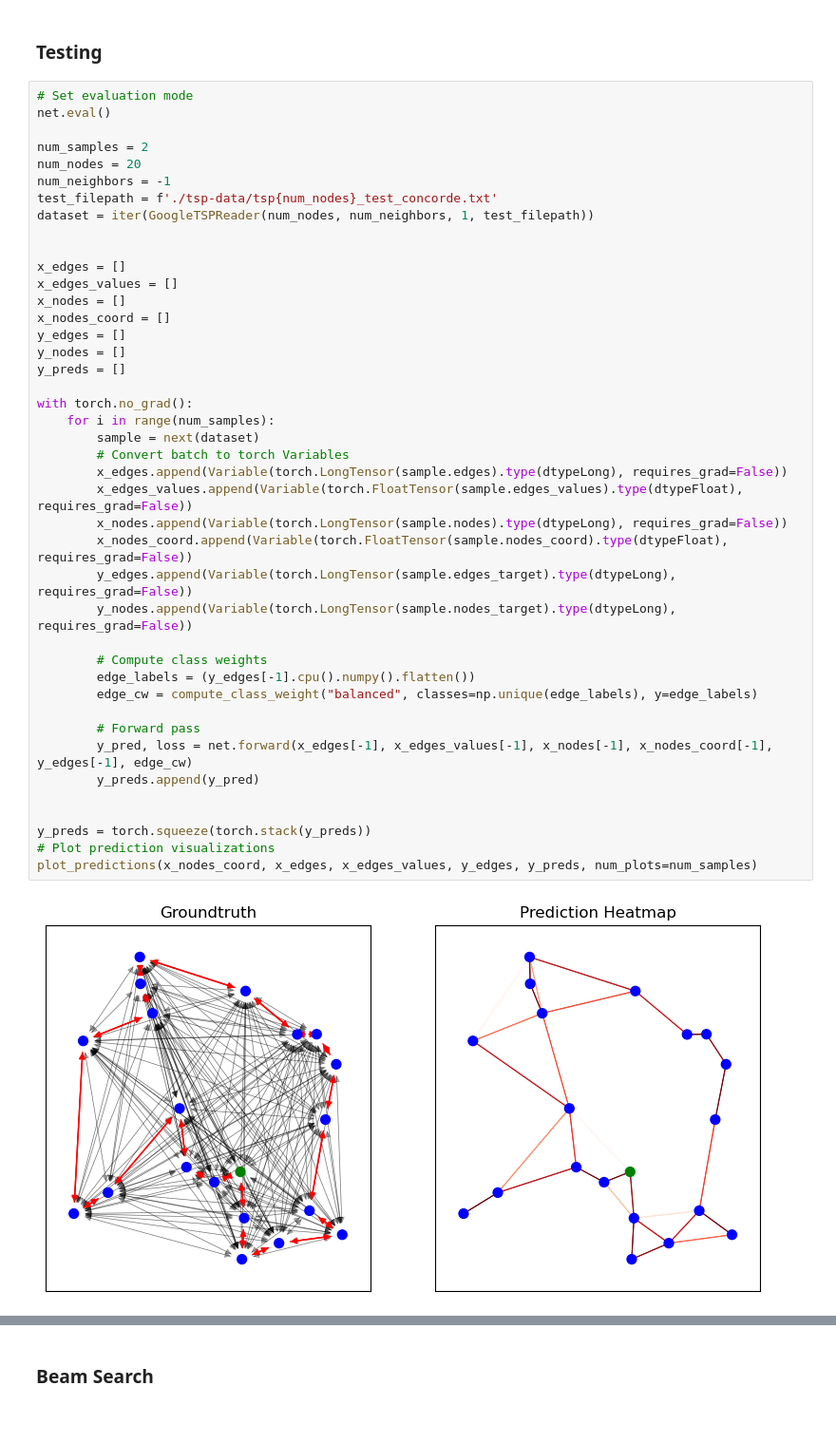
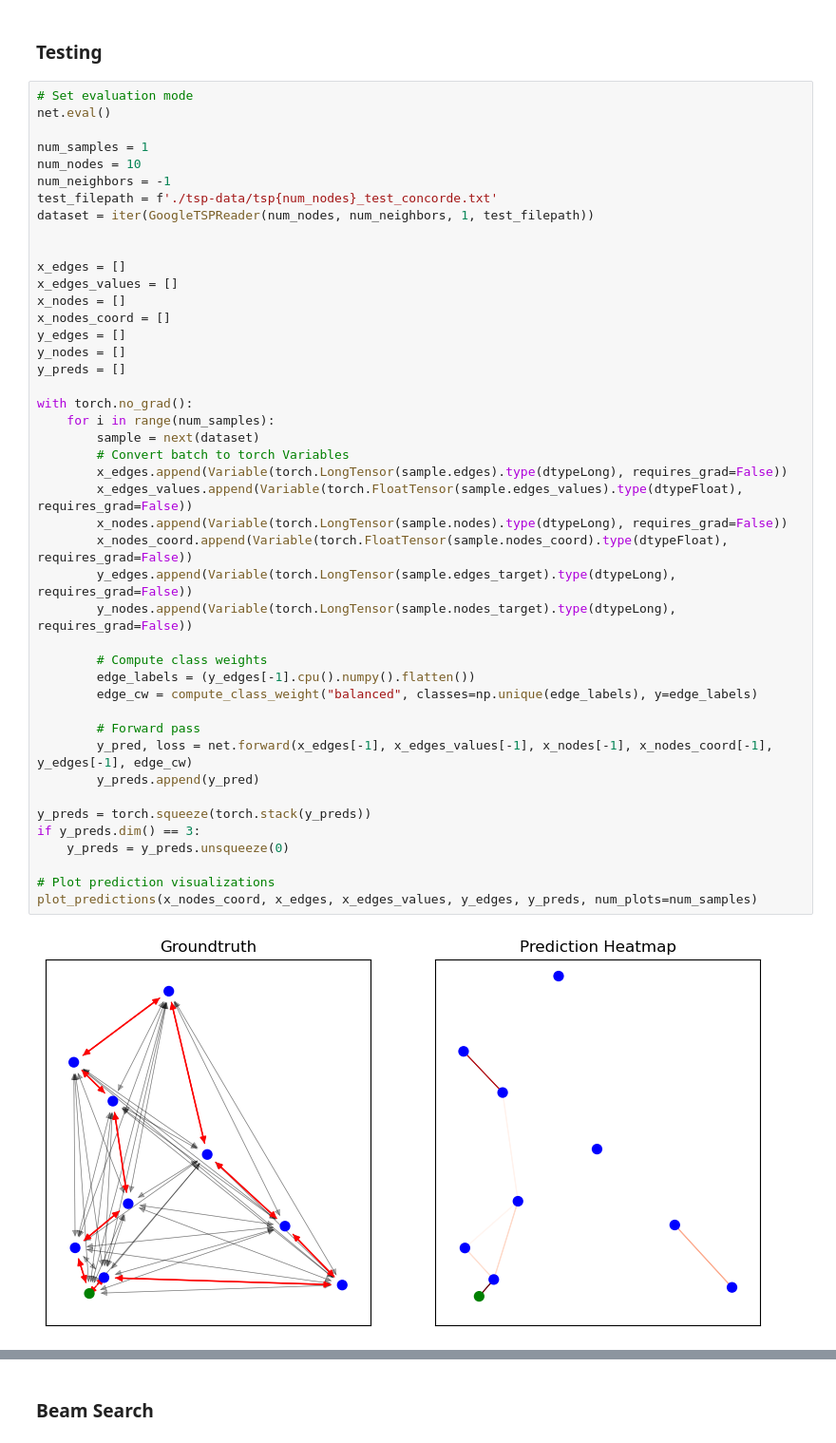
Before and after one commit to spring1253/TSP_with_Clustering, a Jupyter notebook: Clustering_GNN.ipynb, the cells around one changed output, grey strips where cells are left out. Shown: that part at 95% size. Saved outputs shown, nothing was run; the diff lists cells and outputs as text.

```diff
--- a/Clustering_GNN.ipynb
+++ b/Clustering_GNN.ipynb
@@ -635,8 +636,8 @@ net = torch.load("model2.pth")
 # Set evaluation mode
 net.eval()
 
-num_samples = 2
-num_nodes = 20
+num_samples = 1
+num_nodes = 10
 num_neighbors = -1
 test_filepath = f'./tsp-data/tsp{num_nodes}_test_concorde.txt'
 dataset = iter(GoogleTSPReader(num_nodes, num_neighbors, 1, test_filepath))
@@ -646,32 +647,34 @@ x_edges = []
 x_edges_values = []
 x_nodes = []
 x_nodes_coord = []
 y_edges = []
 y_nodes = []
 y_preds = []
 
 with torch.no_grad():
     for i in range(num_samples):
         sample = next(dataset)
         # Convert batch to torch Variables
         x_edges.append(Variable(torch.LongTensor(sample.edges).type(dtypeLong), requires_grad=False))
         x_edges_values.append(Variable(torch.FloatTensor(sample.edges_values).type(dtypeFloat), requires_grad=False))
         x_nodes.append(Variable(torch.LongTensor(sample.nodes).type(dtypeLong), requires_grad=False))
         x_nodes_coord.append(Variable(torch.FloatTensor(sample.nodes_coord).type(dtypeFloat), requires_grad=False))
         y_edges.append(Variable(torch.LongTensor(sample.edges_target).type(dtypeLong), requires_grad=False))
         y_nodes.append(Variable(torch.LongTensor(sample.nodes_target).type(dtypeLong), requires_grad=False))
 
         # Compute class weights
         edge_labels = (y_edges[-1].cpu().numpy().flatten())
         edge_cw = compute_class_weight("balanced", classes=np.unique(edge_labels), y=edge_labels)
 
         # Forward pass
         y_pred, loss = net.forward(x_edges[-1], x_edges_values[-1], x_nodes[-1], x_nodes_coord[-1], y_edges[-1], edge_cw)
         y_preds.append(y_pred)
 
+y_preds = torch.squeeze(torch.stack(y_preds))
+if y_preds.dim() == 3:
+    y_preds = y_preds.unsqueeze(0)
 
-y_preds = torch.squeeze(torch.stack(y_preds))
 # Plot prediction visualizations
 plot_predictions(x_nodes_coord, x_edges, x_edges_values, y_edges, y_preds, num_plots=num_samples)
 # %% [output]
-[figure, old version]
+[figure, new version]
```
Also changed, not shown: parts of 6 cells of this notebook, 2 other files.
